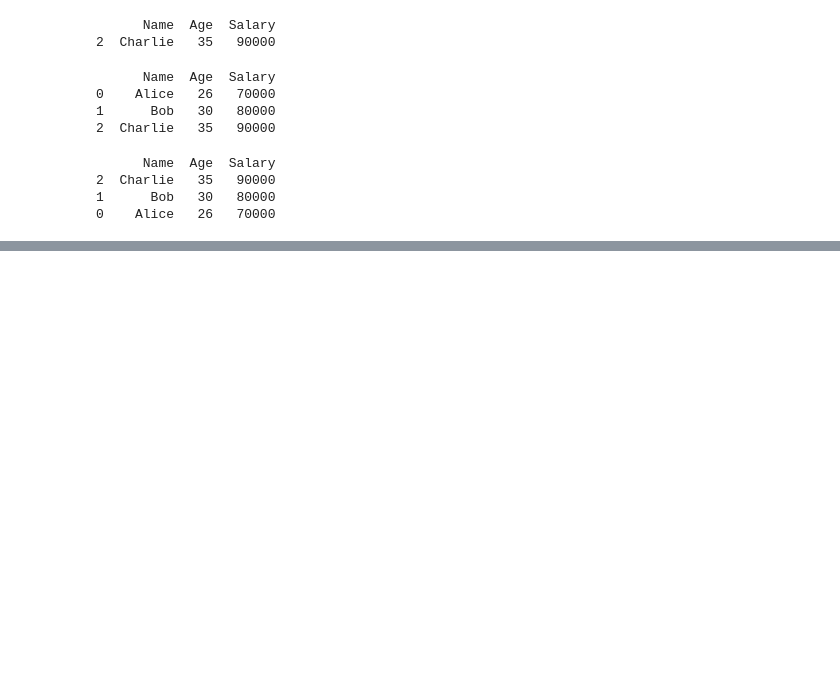
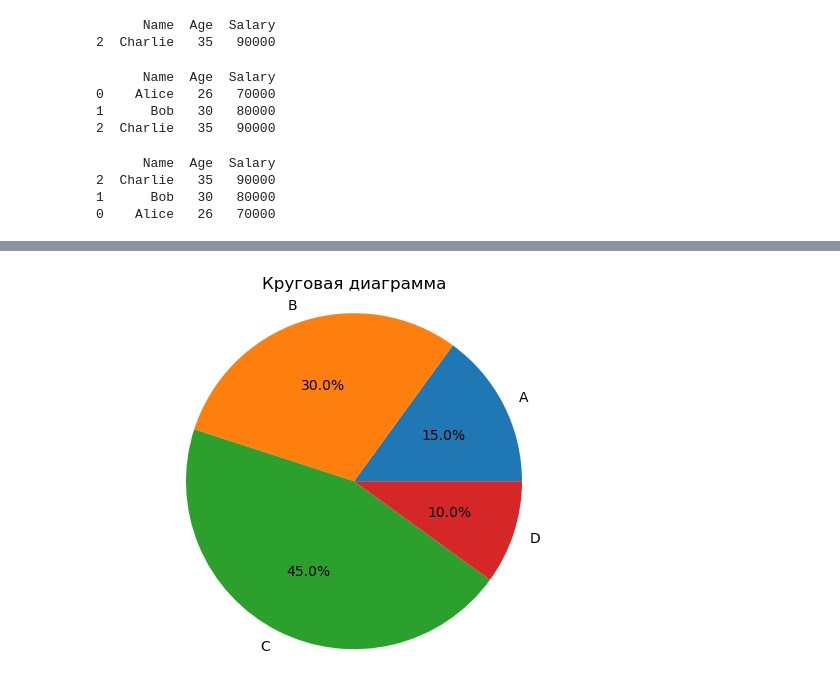
Before and after one commit to AnatolyKuzmin/Python, a Jupyter notebook: 0_Заметки/0_0_Библиотеки.ipynb, the cells around one changed output, grey strips where cells are left out. Saved outputs shown, nothing was run; the diff lists cells and outputs as text; code cells hidden in the pictures; blank space fills up the shorter version.

```diff
--- a/0_Заметки/0_0_Библиотеки.ipynb
+++ b/0_Заметки/0_0_Библиотеки.ipynb
@@ -201,0 +253,11 @@ print(sorted_df)
+# %%
+# Круговые диаграммы показывают пропорции категорий в общем объеме.
+sizes = [15, 30, 45, 10]
+labels = ['A', 'B', 'C', 'D']
+
+plt.pie(sizes, labels=labels, autopct='%1.1f%%')
+plt.title("Круговая диаграмма")
+plt.axis('equal')  # Чтобы сделать круговую диаграмму круглой
+plt.show()
+# %% [output]
+[figure, added]
```
Also changed, not shown: parts of 10 cells of this notebook.
